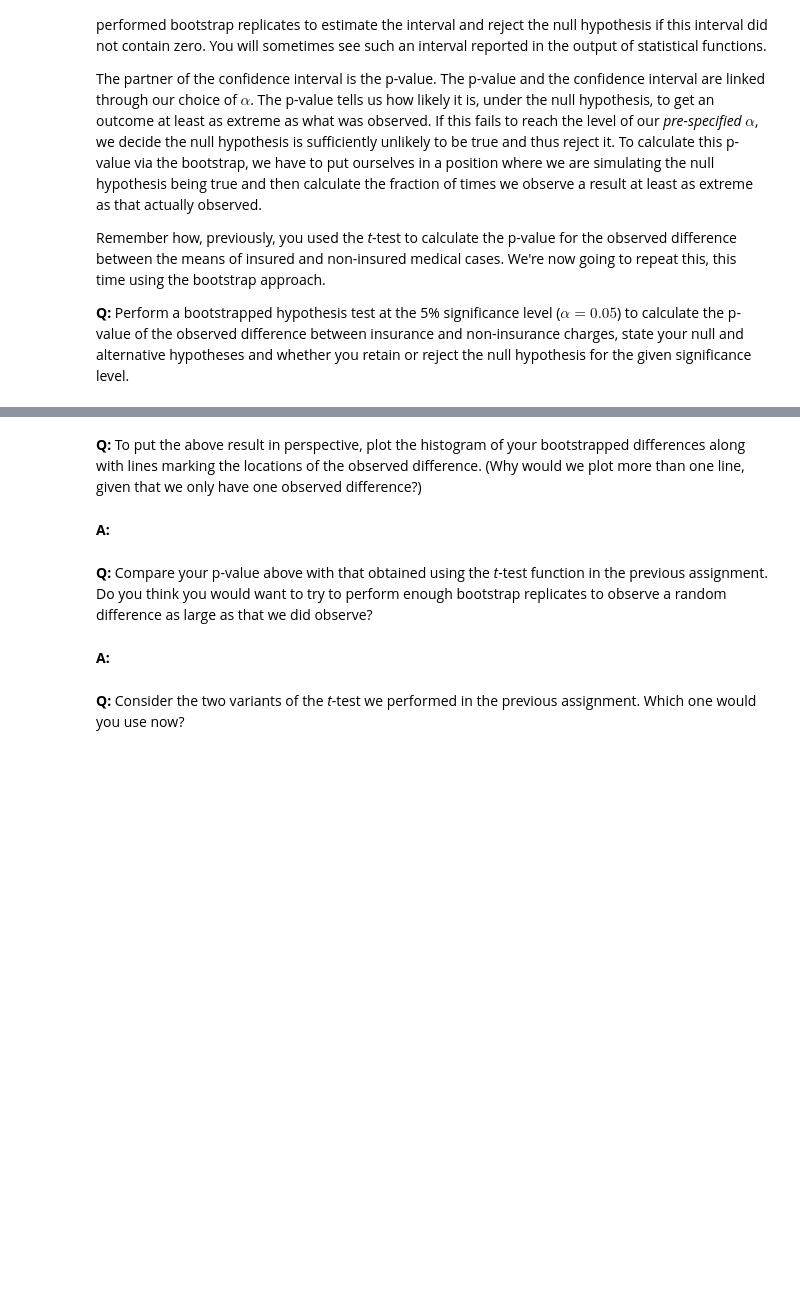
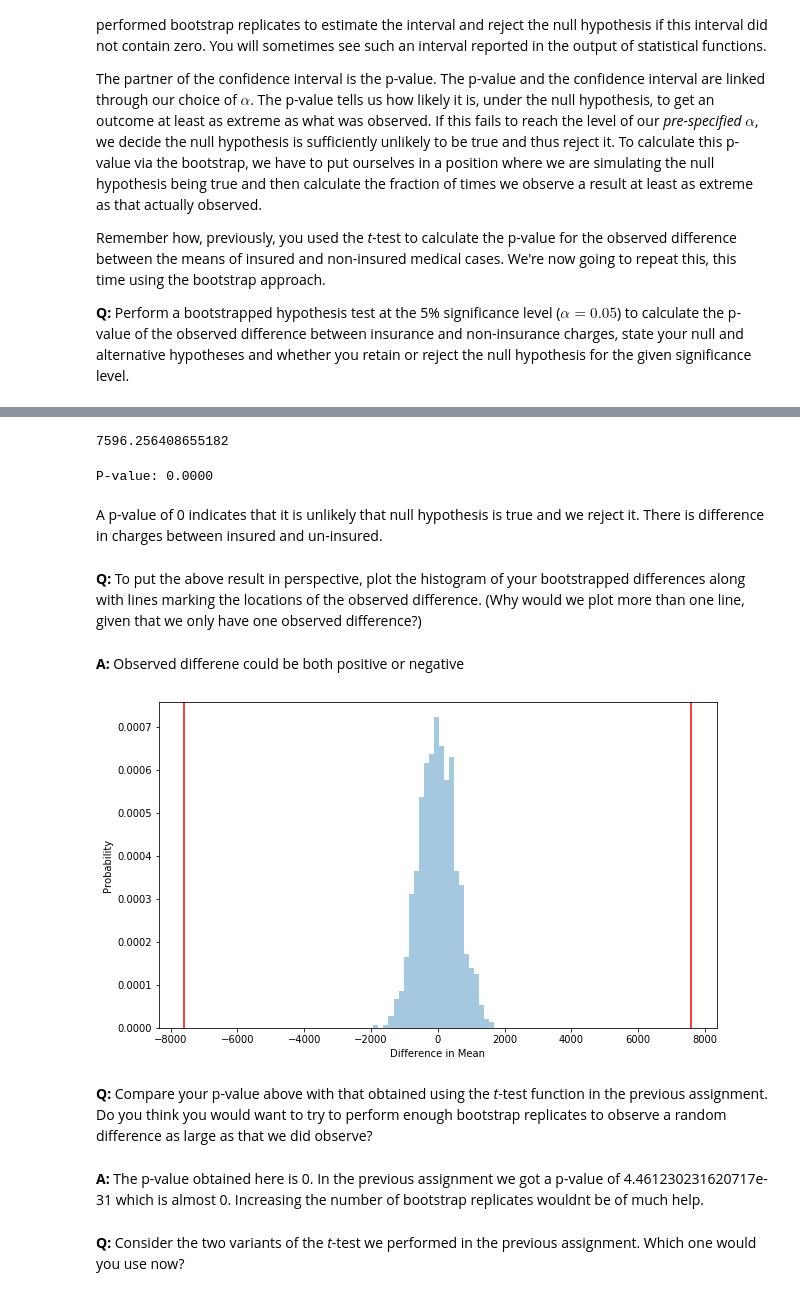
Before and after one commit to ravibilla/springboard-dst, a Jupyter notebook: bootstrap_inference/inferential_statistics_2-Q.ipynb, the cells around one changed output, grey strips where cells are left out. Saved outputs shown, nothing was run; the diff lists cells and outputs as text; code cells hidden in the pictures; blank space fills up the shorter version.

```diff
--- a/bootstrap_inference/inferential_statistics_2-Q.ipynb
+++ b/bootstrap_inference/inferential_statistics_2-Q.ipynb
@@ -72,10 +149,47 @@ __A:__
+# %%
+# Observed difference of means
+obs_diff_mean = np.std(insured) - np.std(uninsured)
+obs_diff_mean
+# %% [output]
+7596.256408655182
+# %%
+# Combined mean
+combined_mean = np.mean(np.concatenate((insured, uninsured)))
+# %%
+# Shift datasets
+insured_shifted = insured - np.mean(insured) + combined_mean
+uninsured_shifted = uninsured - np.mean(uninsured) + combined_mean
+# %%
+# Bootstrapped difference of mean
+bs_diff_mean = draw_bs_reps(insured_shifted, np.mean, size=1000) - draw_bs_reps(uninsured_shifted, np.mean, size=1000)
+# %%
+# P-value
+p = np.sum(bs_diff_mean >= obs_diff_mean) / len(bs_diff_mean)
+
+print("P-value: {:.4f}".format(p))
+# %% [output]
+P-value: 0.0000
+# %% [markdown]
+A p-value of 0 indicates that it is unlikely that null hypothesis is true and we reject it. There is difference in charges between insured and un-insured.
 # %% [markdown]
 __Q:__ To put the above result in perspective, plot the histogram of your bootstrapped differences along with lines marking the locations of the observed difference. (Why would we plot more than one line, given that we only have one observed difference?)
-# %% [markdown]
-__A:__
+# %% [markdown]
+__A:__ Observed differene could be both positive or negative
+# %%
+# Histogram
+fig, ax = plt.subplots()
+fig.set_size_inches(10, 6)
+sns.distplot(bs_diff_mean, norm_hist=True, kde=False, ax=ax)
+plt.axvline(obs_diff_mean, color='red')
+plt.axvline(-obs_diff_mean, color='red')
+plt.xlabel('Difference in Mean')
+plt.ylabel('Probability')
+plt.show()
+# %% [output]
+[figure, added]
 # %% [markdown]
 __Q:__ Compare your p-value above with that obtained using the _t_-test function in the previous assignment. Do you think you would want to try to perform enough bootstrap replicates to observe a random difference as large as that we did observe?
-# %% [markdown]
-__A:__
+# %% [markdown]
+__A:__ The p-value obtained here is 0. In the previous assignment we got a p-value of 4.461230231620717e-31 which is almost 0. Increasing the number of bootstrap replicates wouldnt be of much help.
 # %% [markdown]
 __Q:__ Consider the two variants of the _t_-test we performed in the previous assignment. Which one would you use now?
```
Also changed, not shown: parts of 15 cells of this notebook, 1 other file.
